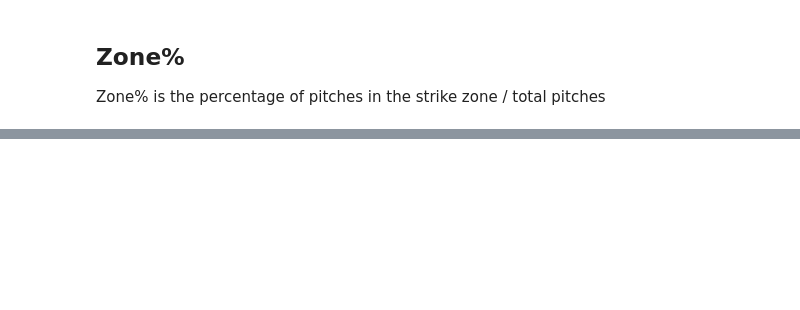
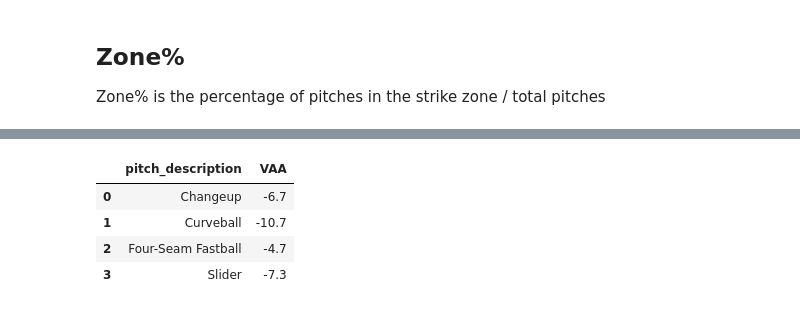
Before and after one commit to CarsonHallford/PitcherData, a Jupyter notebook: MLB_Scraper_Pitcher_Data.ipynb, the cells around one changed output, grey strips where cells are left out. Cells and saved outputs as stored; diff of their text form; code cells hidden in the pictures; blank space fills up the shorter version.

```diff
--- a/MLB_Scraper_Pitcher_Data.ipynb
+++ b/MLB_Scraper_Pitcher_Data.ipynb
@@ -784,0 +577,12 @@ pitch_type_counts
+# %%
+vaa_means = (
+    pitcher_pyb.groupby("pitch_description", as_index=False)["VAA"].mean()
+).round(1)
+
+vaa_means
+# %% [output]
+|  | pitch_description | VAA |
+| 0 | Changeup | -6.7 |
+| 1 | Curveball | -10.7 |
+| 2 | Four-Seam Fastball | -4.7 |
+| 3 | Slider | -7.3 |
```
Also changed, not shown: parts of 54 cells of this notebook.
